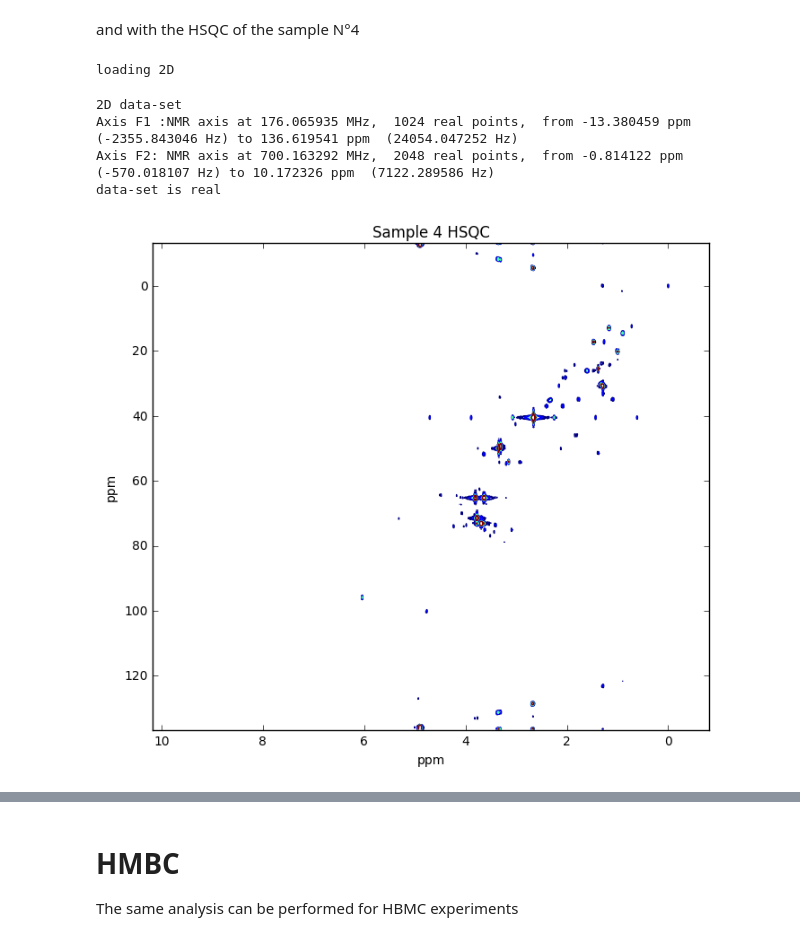
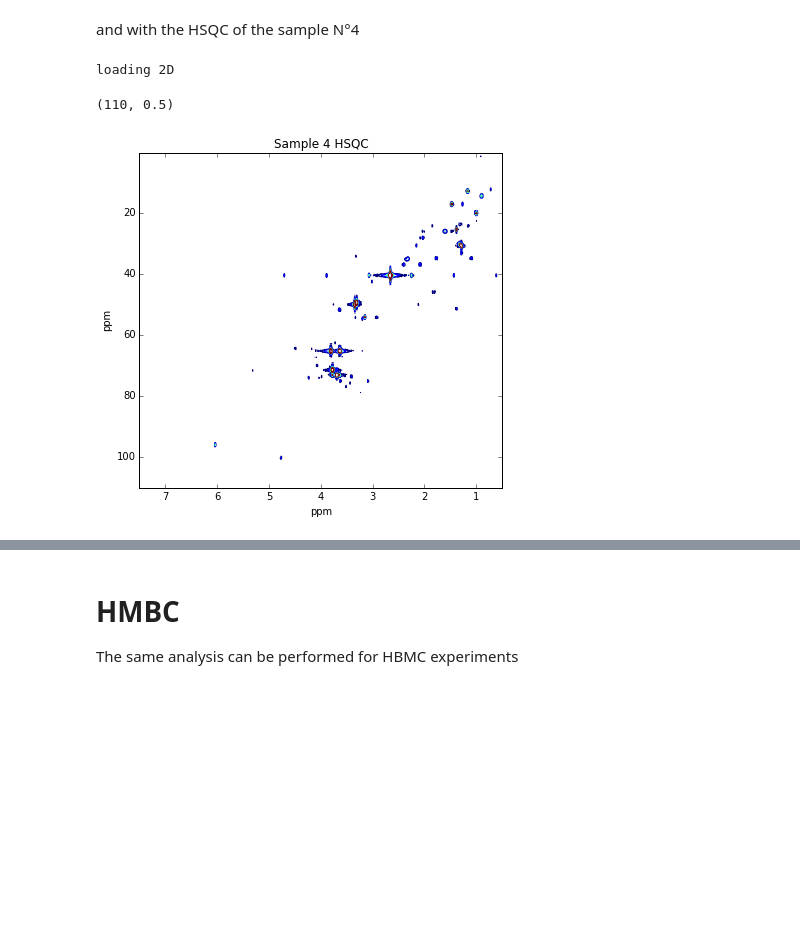
Before and after one commit to harel-coffee/plasmodesma-auto, a Jupyter notebook: Analysis.ipynb, the cells around one changed output, grey strips where cells are left out. Saved outputs shown, nothing was run; the diff lists cells and outputs as text; code cells hidden in the pictures; blank space fills up the shorter version.

```diff
--- a/Analysis.ipynb
+++ b/Analysis.ipynb
@@ -379,14 +380,13 @@ data-set is real
 # %% [markdown]
 and with the HSQC of the sample N°4
 # %%
-d = NPKData(name='../DATA/ARTE_160816/ARTE4_160816/40/processed.gs2')
-d.unit = 'ppm'
-fig, ax = plt.subplots(figsize=(8,7))
-d.display(scale=25,title='Sample 4 HSQC',figure=ax)
+d4 = NPKData(name='../DATA/ARTE_160816/ARTE4_160816/40/processed.gs2')
+d4.unit = 'ppm'
+fig, ax = plt.subplots(figsize=(6.5,6))
+d4.display(scale=25,title='Sample 4 HSQC',figure=ax)
+ax.set_xlim(xmin=7.5, xmax=0.5)
+ax.set_ylim(ymin=110, ymax=0.5)
 # %% [output]
 loading 2D
-2D data-set
-Axis F1 :NMR axis at 176.065935 MHz,  1024 real points,  from -13.380459 ppm (-2355.843046 Hz) to 136.619541 ppm  (24054.047252 Hz)
-Axis F2: NMR axis at 700.163292 MHz,  2048 real points,  from -0.814122 ppm (-570.018107 Hz) to 10.172326 ppm  (7122.289586 Hz)
-data-set is real
+(110, 0.5)
-[figure, old version]
+[figure, new version]
```
Also changed, not shown: parts of 21 cells of this notebook, 2 other files.
